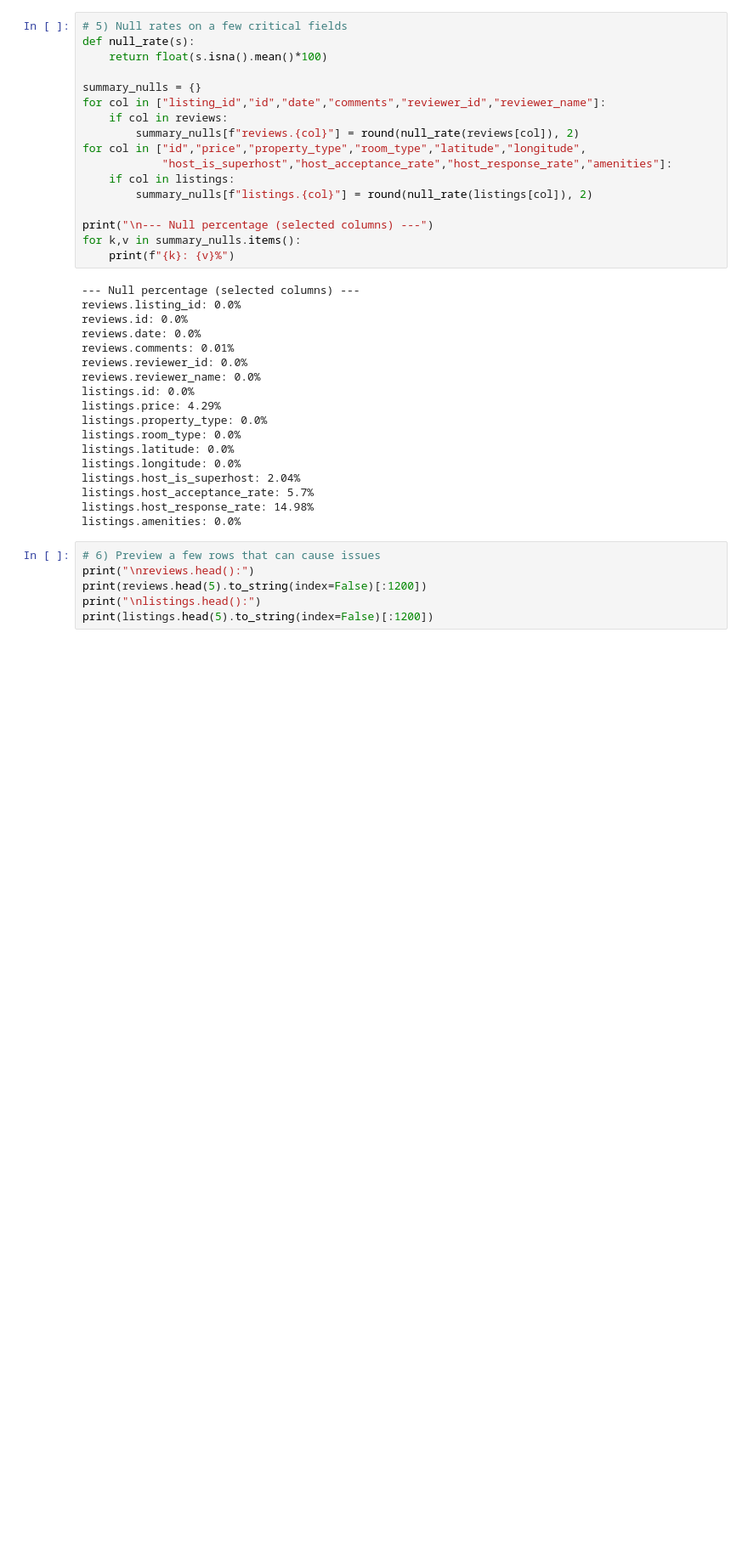
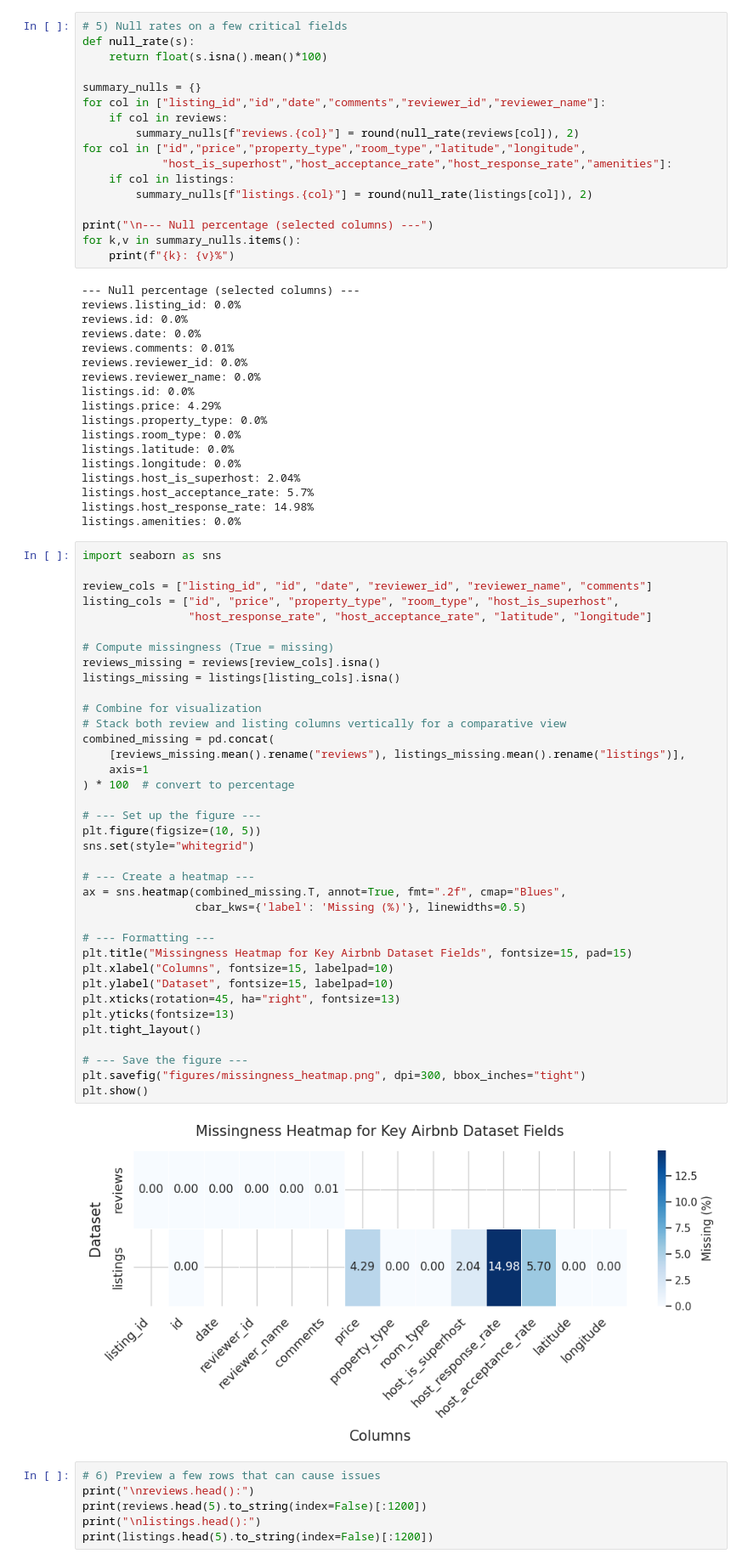
Before and after one commit to nantmoe-theingi/airbnb-nz-deception-sentiment, a Jupyter notebook: notebooks/04_data_preprocessing_pipeline_airbnb.ipynb, the cells around one changed output. Shown at 85% size. Saved outputs shown, nothing was run; the diff lists cells and outputs as text; blank space fills up the shorter version.

```diff
--- a/notebooks/04_data_preprocessing_pipeline_airbnb.ipynb
+++ b/notebooks/04_data_preprocessing_pipeline_airbnb.ipynb
@@ -117,6 +146,45 @@ listings.host_is_superhost: 2.04%
 listings.host_acceptance_rate: 5.7%
 listings.host_response_rate: 14.98%
 listings.amenities: 0.0%
+# %%
+import seaborn as sns
+
+review_cols = ["listing_id", "id", "date", "reviewer_id", "reviewer_name", "comments"]
+listing_cols = ["id", "price", "property_type", "room_type", "host_is_superhost",
+                "host_response_rate", "host_acceptance_rate", "latitude", "longitude"]
+
+# Compute missingness (True = missing)
+reviews_missing = reviews[review_cols].isna()
+listings_missing = listings[listing_cols].isna()
+
+# Combine for visualization
+# Stack both review and listing columns vertically for a comparative view
+combined_missing = pd.concat(
+    [reviews_missing.mean().rename("reviews"), listings_missing.mean().rename("listings")],
+    axis=1
+) * 100  # convert to percentage
+
+# --- Set up the figure ---
+plt.figure(figsize=(10, 5))
+sns.set(style="whitegrid")
+
+# --- Create a heatmap ---
+ax = sns.heatmap(combined_missing.T, annot=True, fmt=".2f", cmap="Blues",
+                 cbar_kws={'label': 'Missing (%)'}, linewidths=0.5)
+
+# --- Formatting ---
+plt.title("Missingness Heatmap for Key Airbnb Dataset Fields", fontsize=15, pad=15)
+plt.xlabel("Columns", fontsize=15, labelpad=10)
+plt.ylabel("Dataset", fontsize=15, labelpad=10)
+plt.xticks(rotation=45, ha="right", fontsize=13)
+plt.yticks(fontsize=13)
+plt.tight_layout()
+
+# --- Save the figure ---
+plt.savefig("figures/missingness_heatmap.png", dpi=300, bbox_inches="tight")
+plt.show()
+# %% [output]
+[figure, added]
 # %%
 # 6) Preview a few rows that can cause issues
 print("\nreviews.head():")
```
Also changed, not shown: parts of 3 cells of this notebook.
